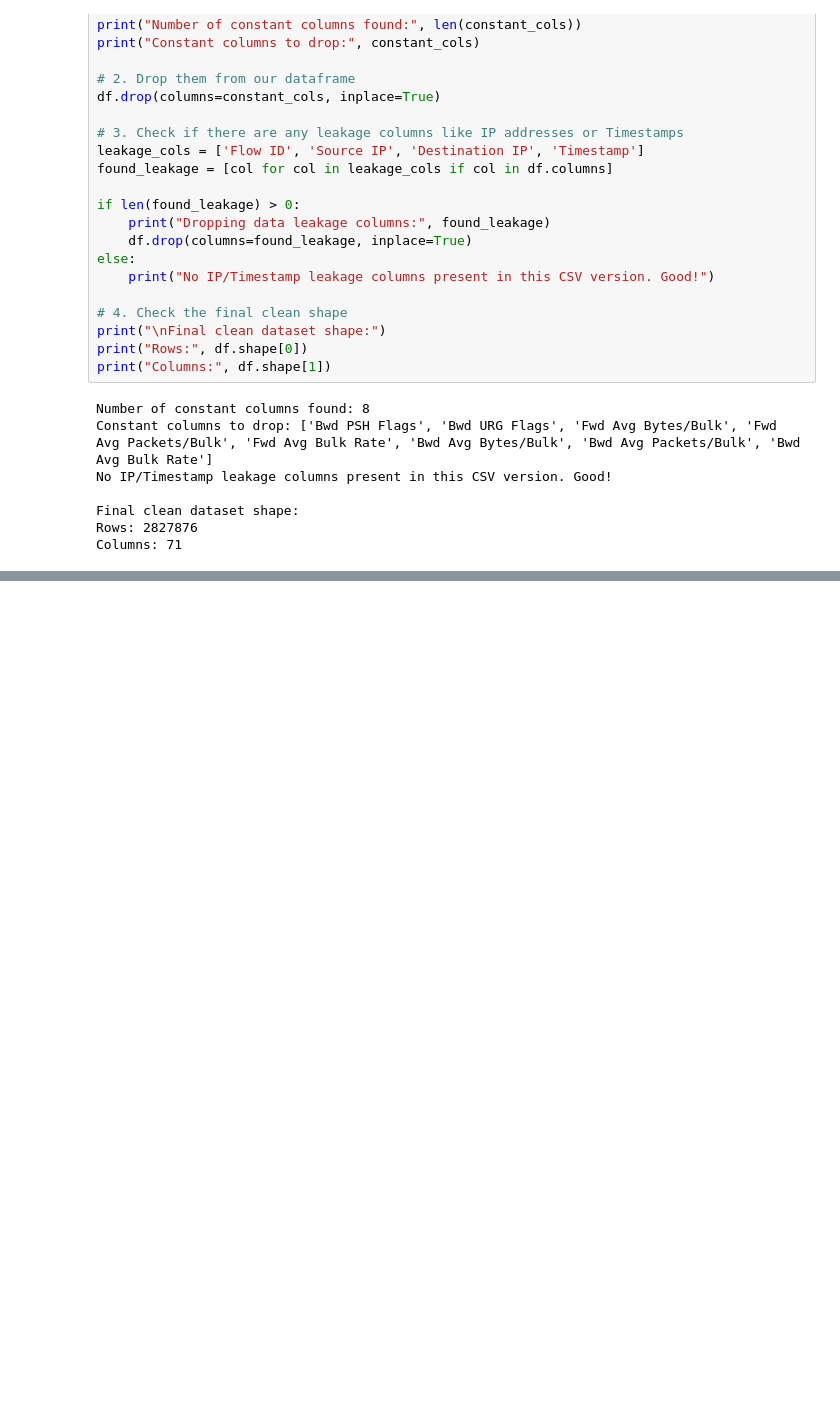
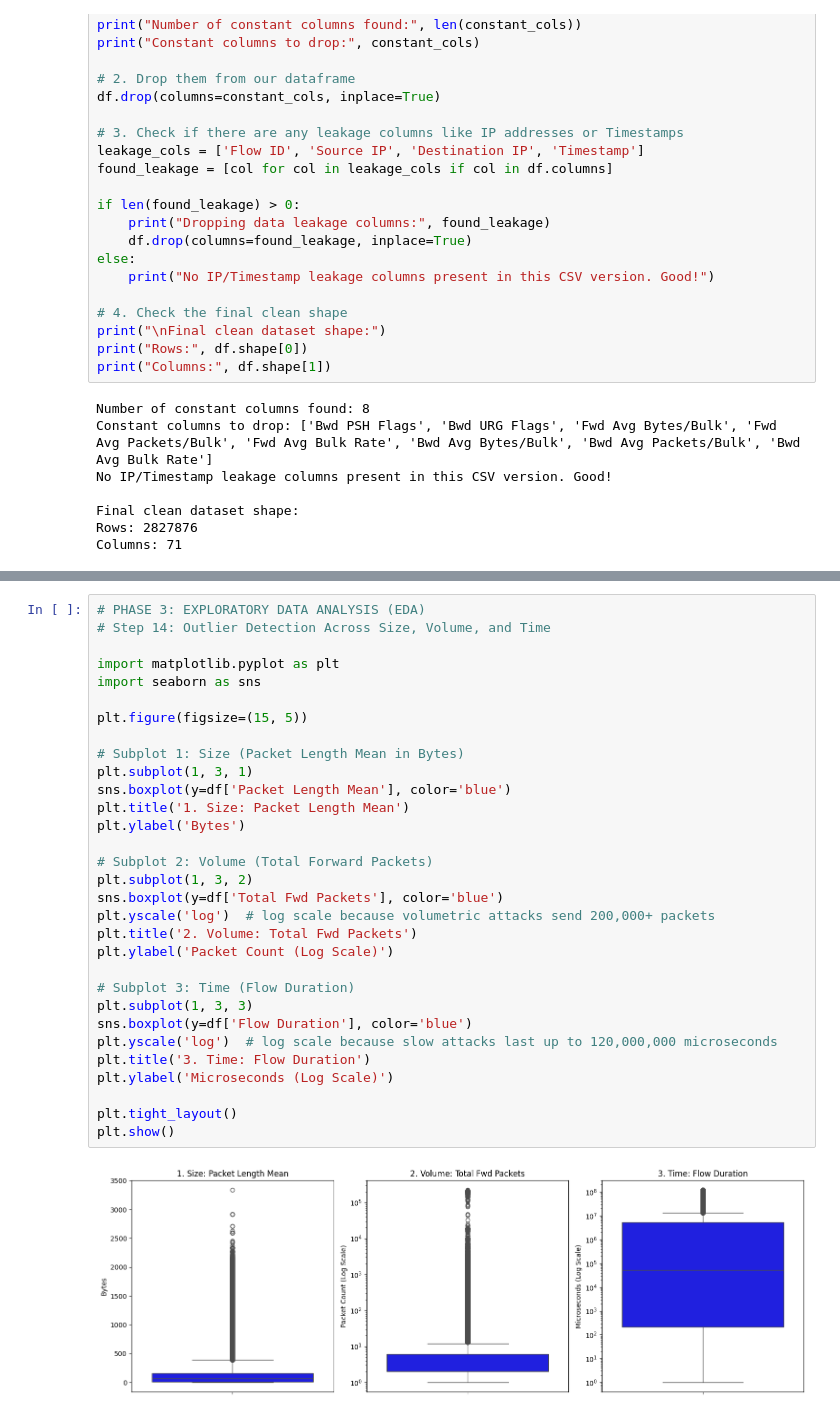
Before and after one commit to aleenasajithaajith-creator/network-intrusion-detection, a Jupyter notebook: notebooks/01_CICIDS2017_Data_Cleaning.ipynb, the cells around one changed output, grey strips where cells are left out. Saved outputs shown, nothing was run; the diff lists cells and outputs as text; blank space fills up the shorter version.

Commit message:
feat(day1): complete data preprocessing, exploratory data analysis, stratified split, and feature scaling

```diff
--- a/notebooks/01_CICIDS2017_Data_Cleaning.ipynb
+++ b/notebooks/01_CICIDS2017_Data_Cleaning.ipynb
@@ -259,0 +312,33 @@ Columns: 71
+# %%
+# PHASE 3: EXPLORATORY DATA ANALYSIS (EDA)
+# Step 14: Outlier Detection Across Size, Volume, and Time
+
+import matplotlib.pyplot as plt
+import seaborn as sns
+
+plt.figure(figsize=(15, 5))
+
+# Subplot 1: Size (Packet Length Mean in Bytes)
+plt.subplot(1, 3, 1)
+sns.boxplot(y=df['Packet Length Mean'], color='blue')
+plt.title('1. Size: Packet Length Mean')
+plt.ylabel('Bytes')
+
+# Subplot 2: Volume (Total Forward Packets)
+plt.subplot(1, 3, 2)
+sns.boxplot(y=df['Total Fwd Packets'], color='blue')
+plt.yscale('log')  # log scale because volumetric attacks send 200,000+ packets
+plt.title('2. Volume: Total Fwd Packets')
+plt.ylabel('Packet Count (Log Scale)')
+
+# Subplot 3: Time (Flow Duration)
+plt.subplot(1, 3, 3)
+sns.boxplot(y=df['Flow Duration'], color='blue')
+plt.yscale('log')  # log scale because slow attacks last up to 120,000,000 microseconds
+plt.title('3. Time: Flow Duration')
+plt.ylabel('Microseconds (Log Scale)')
+
+plt.tight_layout()
+plt.show()
+# %% [output]
+[figure, added]
```
Also changed, not shown: parts of 12 cells of this notebook, 1 other file.
